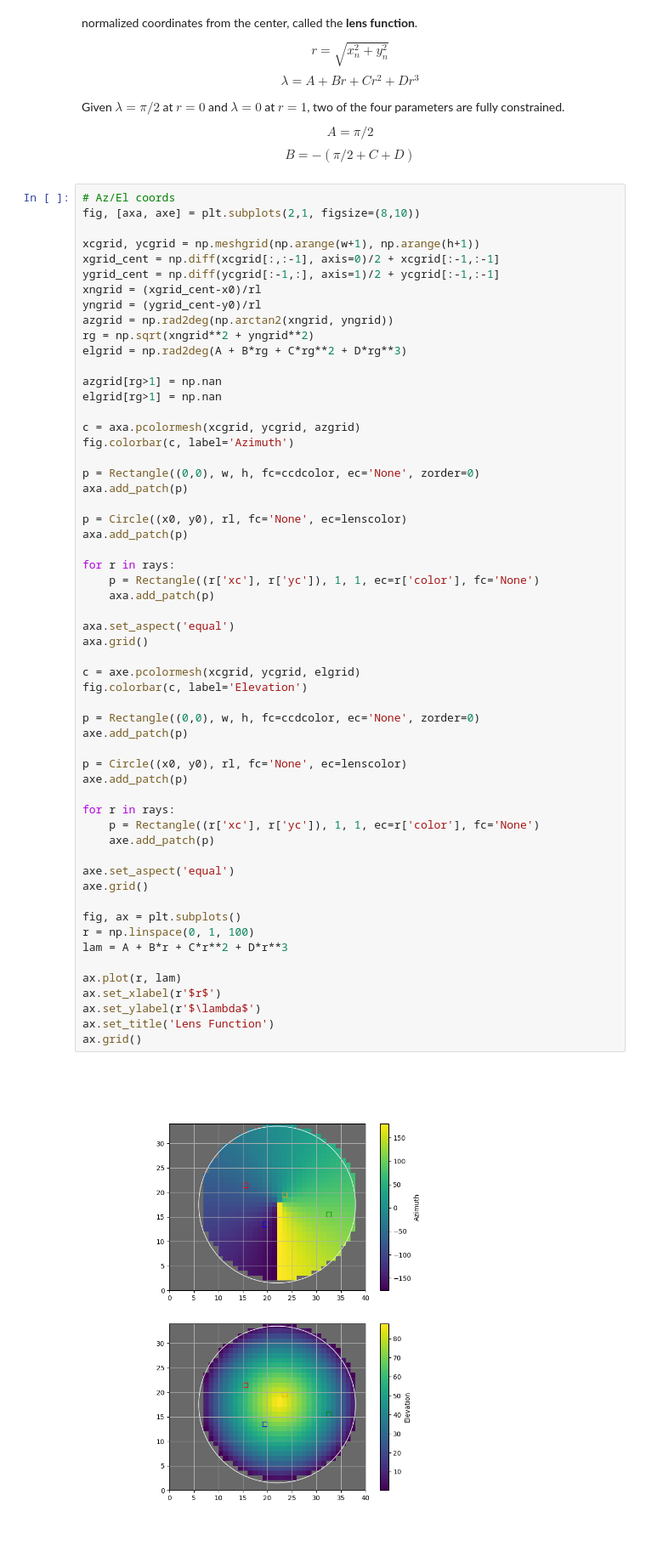
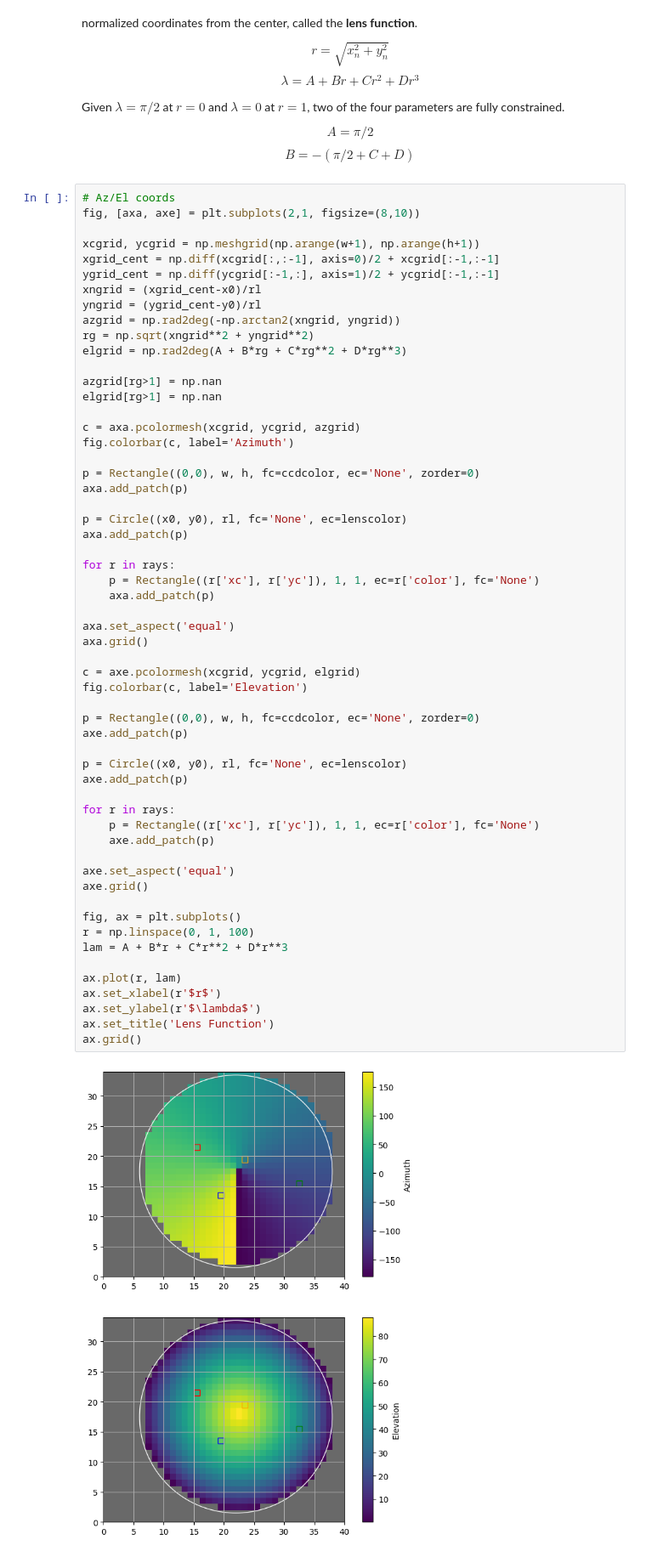
Before and after one commit to ljlamarche/asistarcalibration, a Jupyter notebook: tutorial.ipynb, the cells around one changed output. Shown at 85% size. Drawn from its saved outputs; the diff is of its cells as text.

```diff
--- a/tutorial.ipynb
+++ b/tutorial.ipynb
@@ -185,7 +190,7 @@ xgrid_cent = np.diff(xcgrid[:,:-1], axis=0)/2 + xcgrid[:-1,:-1]
 ygrid_cent = np.diff(ycgrid[:-1,:], axis=1)/2 + ycgrid[:-1,:-1]
 xngrid = (xgrid_cent-x0)/rl
 yngrid = (ygrid_cent-y0)/rl
-azgrid = np.rad2deg(np.arctan2(xngrid, yngrid))
+azgrid = np.rad2deg(-np.arctan2(xngrid, yngrid))
 rg = np.sqrt(xngrid**2 + yngrid**2)
 elgrid = np.rad2deg(A + B*rg + C*rg**2 + D*rg**3)
 
@@ -207,31 +212,31 @@ for r in rays:
 
 axa.set_aspect('equal')
 axa.grid()
 
 c = axe.pcolormesh(xcgrid, ycgrid, elgrid)
 fig.colorbar(c, label='Elevation')
 
 p = Rectangle((0,0), w, h, fc=ccdcolor, ec='None', zorder=0)
 axe.add_patch(p)
 
 p = Circle((x0, y0), rl, fc='None', ec=lenscolor)
 axe.add_patch(p)
 
 for r in rays:
     p = Rectangle((r['xc'], r['yc']), 1, 1, ec=r['color'], fc='None')
     axe.add_patch(p)
 
 axe.set_aspect('equal')
 axe.grid()
 
 fig, ax = plt.subplots()
 r = np.linspace(0, 1, 100)
 lam = A + B*r + C*r**2 + D*r**3
 
 ax.plot(r, lam)
 ax.set_xlabel(r'$r$')
 ax.set_ylabel(r'$\lambda$')
 ax.set_title('Lens Function')
 ax.grid()
 # %% [output]
-[figure, old version]
+[figure, new version]
```
Also changed, not shown: parts of 28 cells of this notebook.
